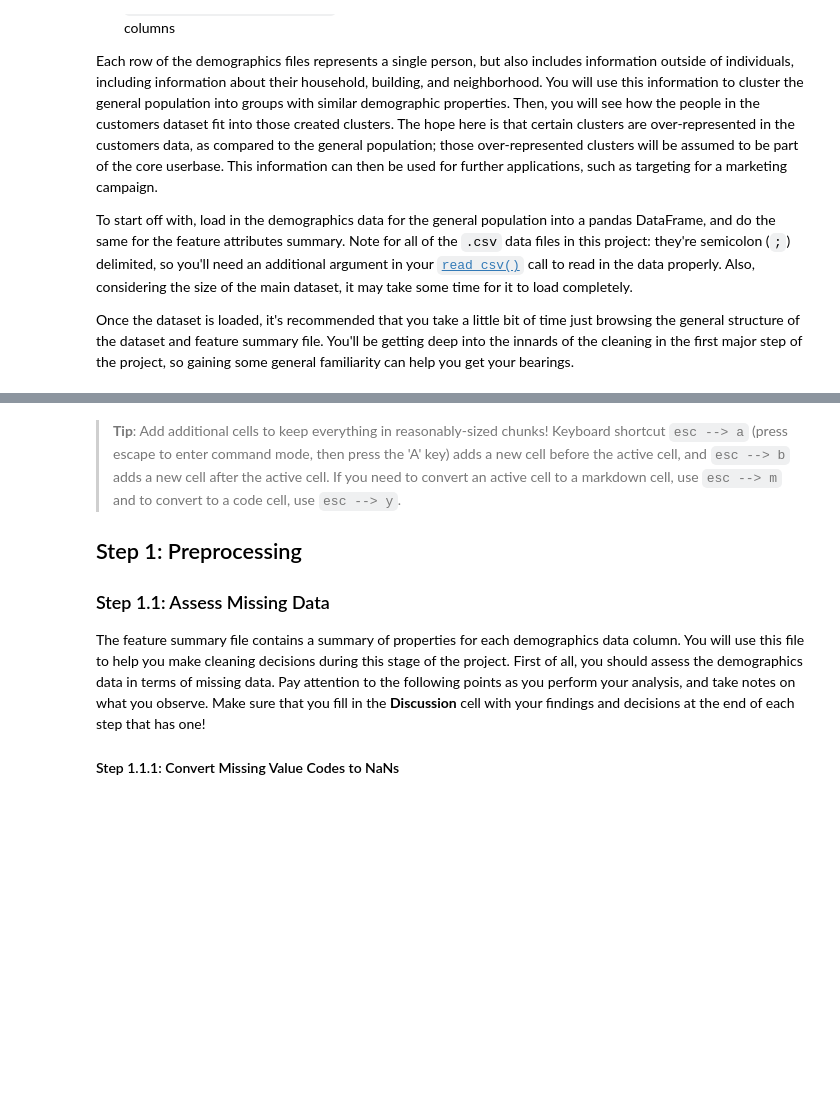
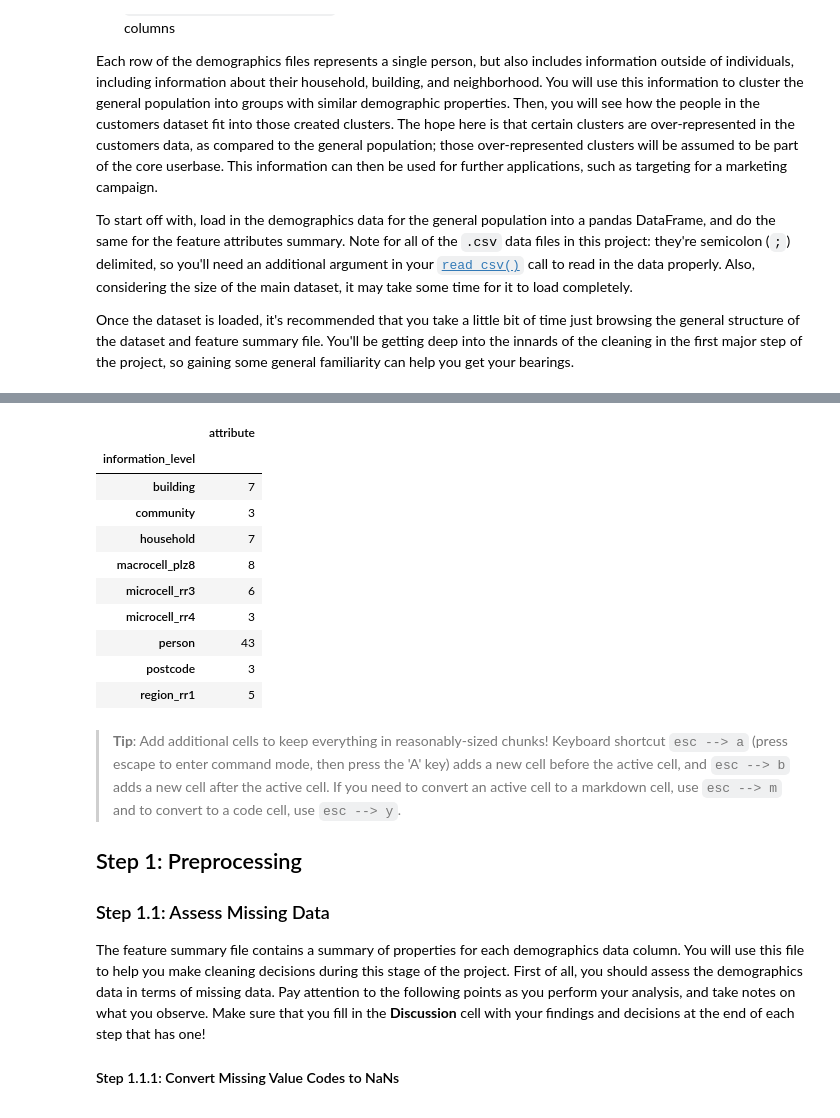
Before and after one commit to maleksaati/Identify_Customer_Segments, a Jupyter notebook: Identify_Customer_Segments.ipynb, the cells around one changed output, grey strips where cells are left out. Saved outputs shown, nothing was run; the diff lists cells and outputs as text; code cells hidden in the pictures; blank space fills up the shorter version.

```diff
--- a/Identify_Customer_Segments.ipynb
+++ b/Identify_Customer_Segments.ipynb
@@ -52,3 +90,18 @@ feat_info = pd.read_csv('AZDIAS_Feature_Summary.csv',sep=';')
+# %%
+## list information levels and count of attributes
+feat_info[['information_level','attribute']].groupby('information_level').count()
+# %% [output]
+|  | attribute |
+| information_level |  |
+| building | 7 |
+| community | 3 |
+| household | 7 |
+| macrocell_plz8 | 8 |
+| microcell_rr3 | 6 |
+| microcell_rr4 | 3 |
+| person | 43 |
+| postcode | 3 |
+| region_rr1 | 5 |
 # %% [markdown]
 > **Tip**: Add additional cells to keep everything in reasonably-sized chunks! Keyboard shortcut `esc --> a` (press escape to enter command mode, then press the 'A' key) adds a new cell before the active cell, and `esc --> b` adds a new cell after the active cell. If you need to convert an active cell to a markdown cell, use `esc --> m` and to convert to a code cell, use `esc --> y`.
 
```
Also changed, not shown: parts of 6 cells of this notebook.
